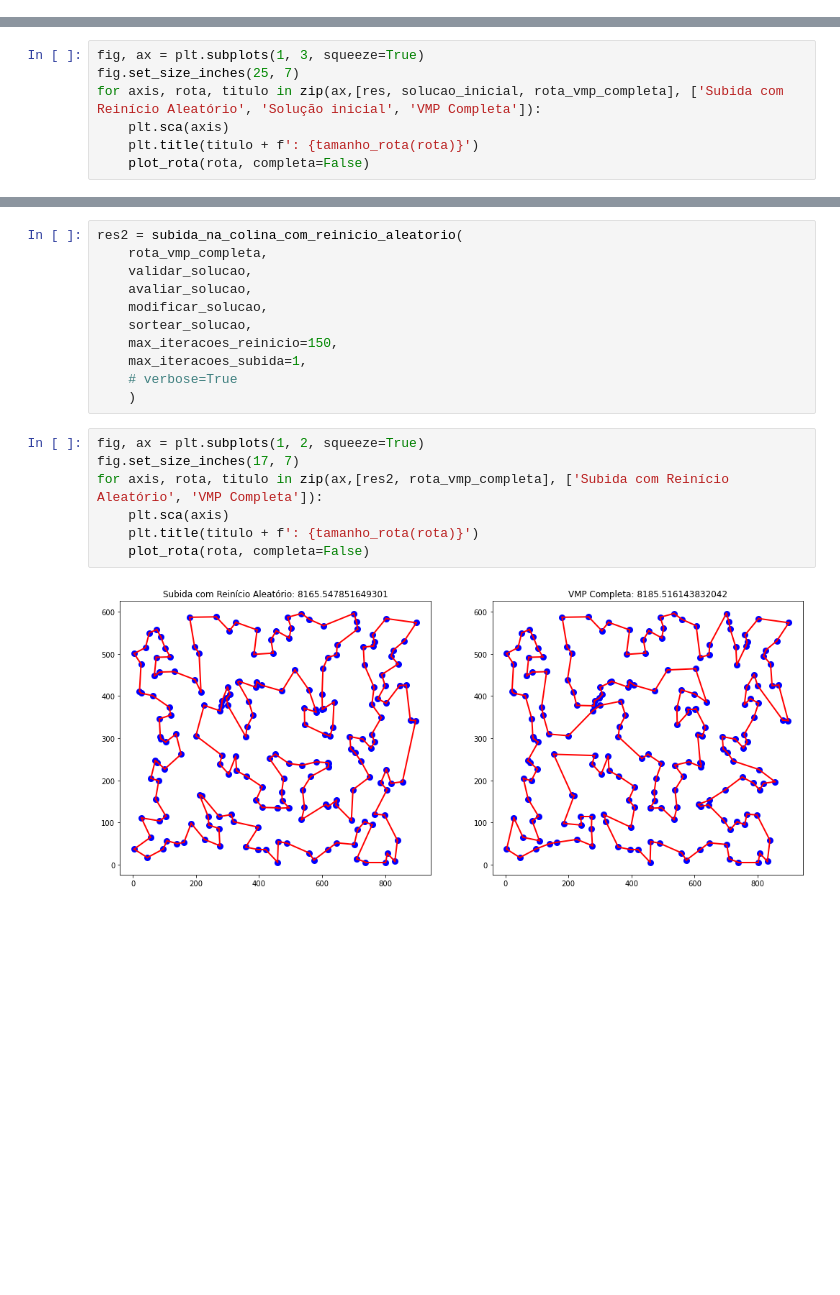
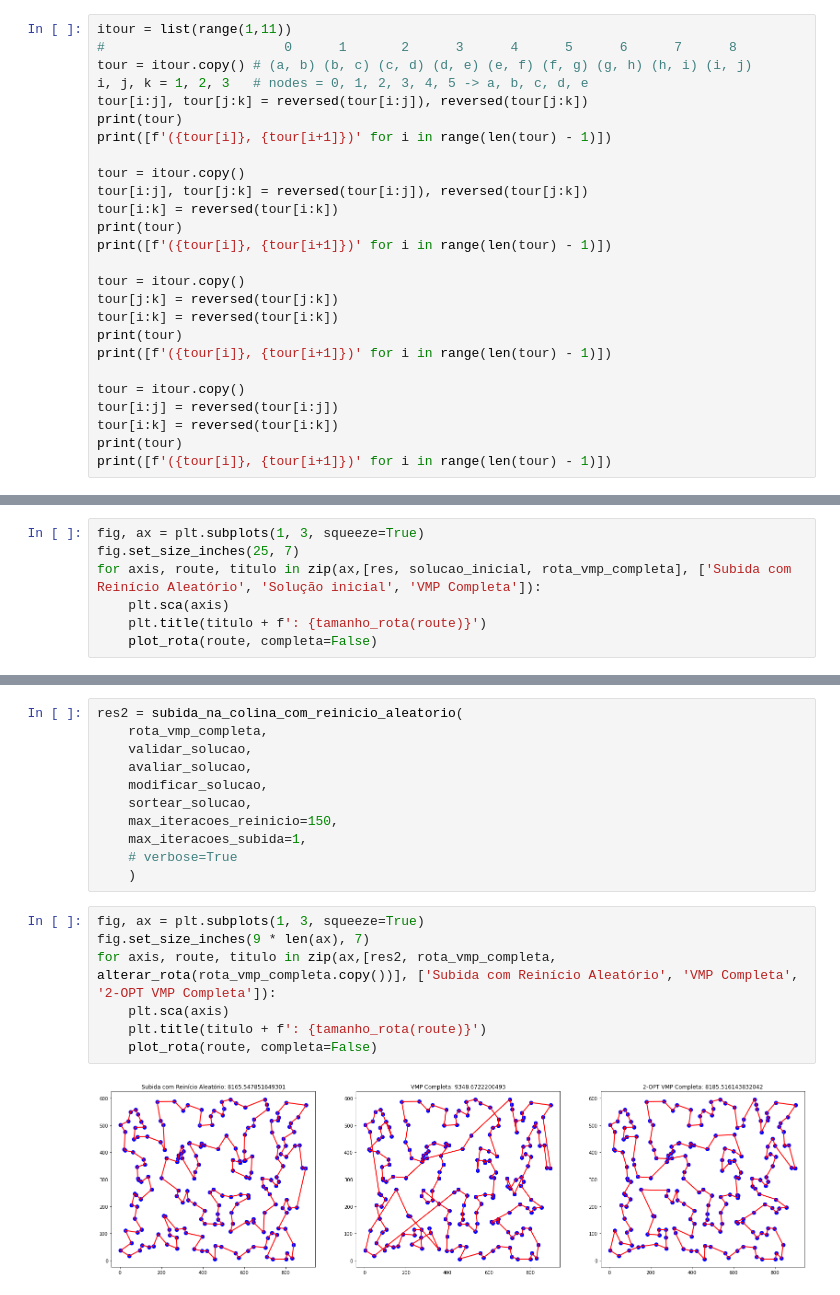
Before and after one commit to CoralBleaching/Metaheuristics-CombinatorialOptim, a Jupyter notebook: PCV.ipynb, the cells around one changed output, grey strips where cells are left out. Saved outputs shown, nothing was run; the diff lists cells and outputs as text; blank space fills up the shorter version.

```diff
--- a/PCV.ipynb
+++ b/PCV.ipynb
@@ -610,0 +681,26 @@ def subida_na_colina_com_reinicio_aleatorio(
+# %%
+itour = list(range(1,11))
+#                       0      1       2      3      4      5      6      7      8
+tour = itour.copy() # (a, b) (b, c) (c, d) (d, e) (e, f) (f, g) (g, h) (h, i) (i, j)
+i, j, k = 1, 2, 3   # nodes = 0, 1, 2, 3, 4, 5 -> a, b, c, d, e
+tour[i:j], tour[j:k] = reversed(tour[i:j]), reversed(tour[j:k])
+print(tour)
+print([f'({tour[i]}, {tour[i+1]})' for i in range(len(tour) - 1)])
+
+tour = itour.copy()
+tour[i:j], tour[j:k] = reversed(tour[i:j]), reversed(tour[j:k])
+tour[i:k] = reversed(tour[i:k])
+print(tour)
+print([f'({tour[i]}, {tour[i+1]})' for i in range(len(tour) - 1)])
+
+tour = itour.copy()
+tour[j:k] = reversed(tour[j:k])
+tour[i:k] = reversed(tour[i:k])
+print(tour)
+print([f'({tour[i]}, {tour[i+1]})' for i in range(len(tour) - 1)])
+
+tour = itour.copy()
+tour[i:j] = reversed(tour[i:j])
+tour[i:k] = reversed(tour[i:k])
+print(tour)
+print([f'({tour[i]}, {tour[i+1]})' for i in range(len(tour) - 1)])
@@ -647,8 +824,8 @@ res = subida_na_colina_com_reinicio_aleatorio(
 # %%
 fig, ax = plt.subplots(1, 3, squeeze=True)
 fig.set_size_inches(25, 7)
-for axis, rota, titulo in zip(ax,[res, solucao_inicial, rota_vmp_completa], ['Subida com Reinício Aleatório', 'Solução inicial', 'VMP Completa']):
+for axis, route, titulo in zip(ax,[res, solucao_inicial, rota_vmp_completa], ['Subida com Reinício Aleatório', 'Solução inicial', 'VMP Completa']):
     plt.sca(axis)
-    plt.title(titulo + f': {tamanho_rota(rota)}')
-    plot_rota(rota, completa=False)
+    plt.title(titulo + f': {tamanho_rota(route)}')
+    plot_rota(route, completa=False)
 # %% [output]
@@ -665,11 +842,11 @@ res2 = subida_na_colina_com_reinicio_aleatorio(
     # verbose=True
     )
 # %%
-fig, ax = plt.subplots(1, 2, squeeze=True)
-fig.set_size_inches(17, 7)
-for axis, rota, titulo in zip(ax,[res2, rota_vmp_completa], ['Subida com Reinício Aleatório', 'VMP Completa']):
+fig, ax = plt.subplots(1, 3, squeeze=True)
+fig.set_size_inches(9 * len(ax), 7)
+for axis, route, titulo in zip(ax,[res2, rota_vmp_completa, alterar_rota(rota_vmp_completa.copy())], ['Subida com Reinício Aleatório', 'VMP Completa', '2-OPT VMP Completa']):
     plt.sca(axis)
-    plt.title(titulo + f': {tamanho_rota(rota)}')
-    plot_rota(rota, completa=False)
+    plt.title(titulo + f': {tamanho_rota(route)}')
+    plot_rota(route, completa=False)
 # %% [output]
-[figure, old version]
+[figure, new version]
```
Also changed, not shown: parts of 20 cells of this notebook.
